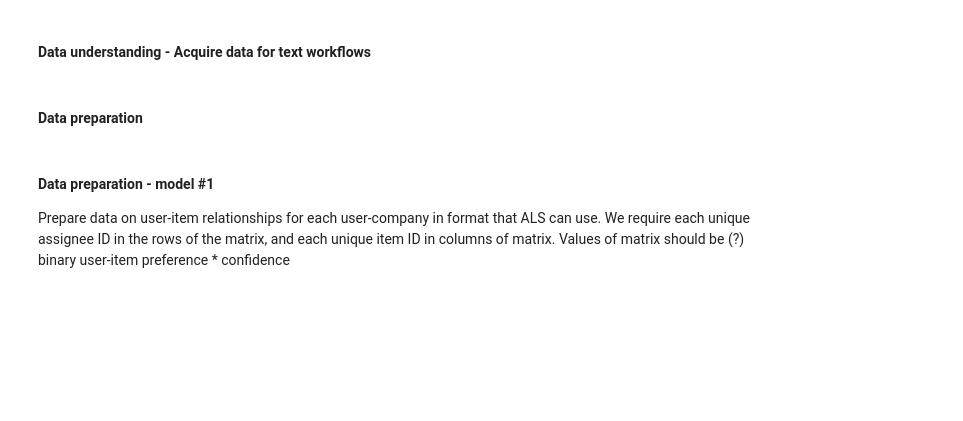
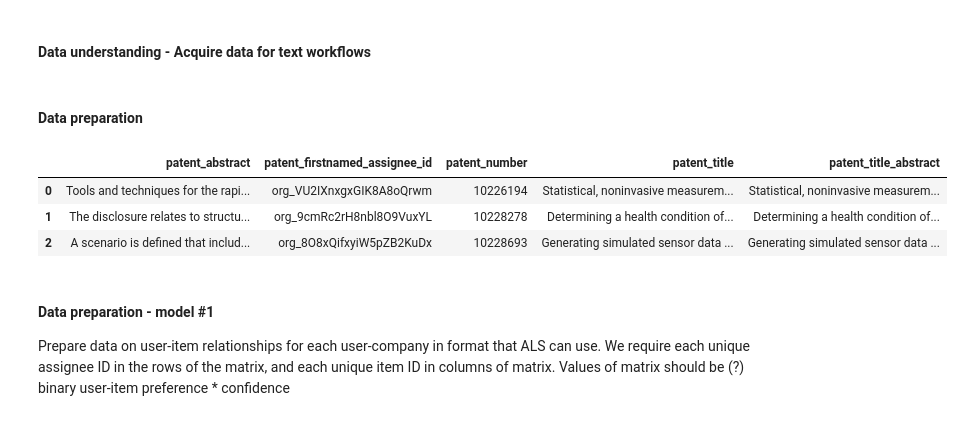
Before and after one commit to glmack/techniche, a Jupyter notebook: model_selection/rec_system.ipynb, the cells around one changed output. Cells and saved outputs as stored; diff of their text form; code cells hidden in the pictures; blank space fills up the shorter version.

```diff
--- a/model_selection/rec_system.ipynb
+++ b/model_selection/rec_system.ipynb
@@ -106,6 +110,12 @@ df_1000 = pd.DataFrame(data_1000)
 # %%
 # create Pandas dataframe from dataset #2
 df_1000_2 = pd.DataFrame(data_1000_2)
+df_1000_2.head(3)
+# %% [output]
+|  | patent_abstract | patent_firstnamed_assignee_id | patent_number | patent_title | patent_title_abstract |
+| 0 | Tools and techniques for the rapi... | org_VU2IXnxgxGIK8A8oQrwm | 10226194 | Statistical, noninvasive measurem... | Statistical, noninvasive measurem... |
+| 1 | The disclosure relates to structu... | org_9cmRc2rH8nbl8O9VuxYL | 10228278 | Determining a health condition of... | Determining a health condition of... |
+| 2 | A scenario is defined that includ... | org_8O8xQifxyiW5pZB2KuDx | 10228693 | Generating simulated sensor data ... | Generating simulated sensor data ... |
 # %%
 # for dataset #1: drop row that contains invalid data
 df_1000[df_1000.patent_number.str.contains('[RE]')]
```
Also changed, not shown: parts of 11 cells of this notebook.
